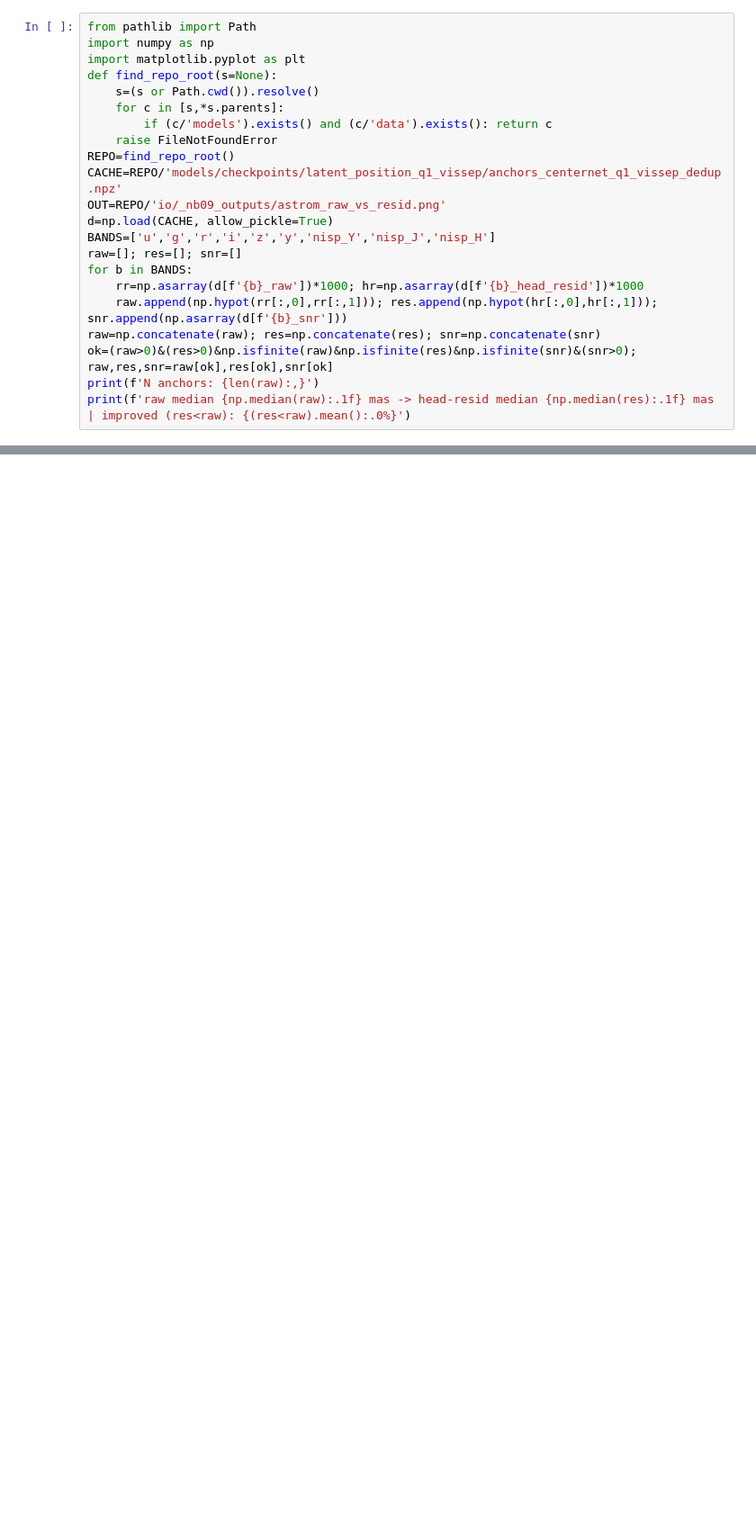
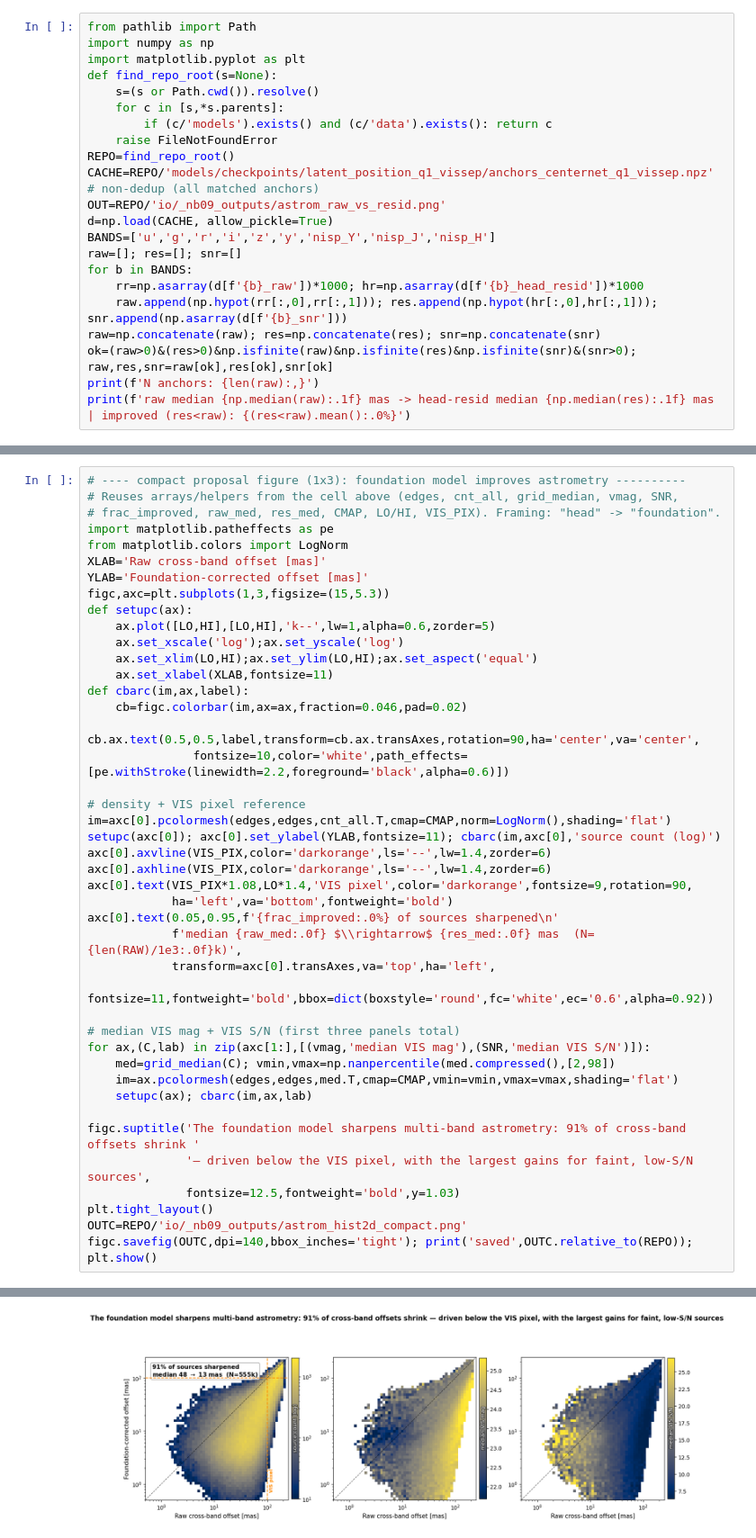
Before and after one commit to xoubish/JAISP, a Jupyter notebook: io/18_astrometry_raw_vs_residual.ipynb, the cells around one changed output, grey strips where cells are left out. Shown at 90% size. Drawn from its saved outputs; the diff is of its cells as text; blank space fills up the shorter version.

```diff
--- a/io/18_astrometry_raw_vs_residual.ipynb
+++ b/io/18_astrometry_raw_vs_residual.ipynb
@@ -15,7 +15,7 @@ def find_repo_root(s=None):
         if (c/'models').exists() and (c/'data').exists(): return c
     raise FileNotFoundError
 REPO=find_repo_root()
-CACHE=REPO/'models/checkpoints/latent_position_q1_vissep/anchors_centernet_q1_vissep_dedup.npz'
+CACHE=REPO/'models/checkpoints/latent_position_q1_vissep/anchors_centernet_q1_vissep.npz'  # non-dedup (all matched anchors)
 OUT=REPO/'io/_nb09_outputs/astrom_raw_vs_resid.png'
 d=np.load(CACHE, allow_pickle=True)
 BANDS=['u','g','r','i','z','y','nisp_Y','nisp_J','nisp_H']
@@ -127,0 +141,44 @@ saved io/_nb09_outputs/astrom_hexbin.png
+# %%
+# ---- compact proposal figure (1x3): foundation model improves astrometry ----------
+# Reuses arrays/helpers from the cell above (edges, cnt_all, grid_median, vmag, SNR,
+# frac_improved, raw_med, res_med, CMAP, LO/HI, VIS_PIX). Framing: "head" -> "foundation".
+import matplotlib.patheffects as pe
+from matplotlib.colors import LogNorm
+XLAB='Raw cross-band offset [mas]'
+YLAB='Foundation-corrected offset [mas]'
+figc,axc=plt.subplots(1,3,figsize=(15,5.3))
+def setupc(ax):
+    ax.plot([LO,HI],[LO,HI],'k--',lw=1,alpha=0.6,zorder=5)
+    ax.set_xscale('log');ax.set_yscale('log')
+    ax.set_xlim(LO,HI);ax.set_ylim(LO,HI);ax.set_aspect('equal')
+    ax.set_xlabel(XLAB,fontsize=11)
+def cbarc(im,ax,label):
+    cb=figc.colorbar(im,ax=ax,fraction=0.046,pad=0.02)
+    cb.ax.text(0.5,0.5,label,transform=cb.ax.transAxes,rotation=90,ha='center',va='center',
+               fontsize=10,color='white',path_effects=[pe.withStroke(linewidth=2.2,foreground='black',alpha=0.6)])
+
+# density + VIS pixel reference
+im=axc[0].pcolormesh(edges,edges,cnt_all.T,cmap=CMAP,norm=LogNorm(),shading='flat')
+setupc(axc[0]); axc[0].set_ylabel(YLAB,fontsize=11); cbarc(im,axc[0],'source count (log)')
+axc[0].axvline(VIS_PIX,color='darkorange',ls='--',lw=1.4,zorder=6)
+axc[0].axhline(VIS_PIX,color='darkorange',ls='--',lw=1.4,zorder=6)
+axc[0].text(VIS_PIX*1.08,LO*1.4,'VIS pixel',color='darkorange',fontsize=9,rotation=90,
+            ha='left',va='bottom',fontweight='bold')
+axc[0].text(0.05,0.95,f'{frac_improved:.0%} of sources sharpened\n'
+            f'median {raw_med:.0f} $\\rightarrow$ {res_med:.0f} mas  (N={len(RAW)/1e3:.0f}k)',
+            transform=axc[0].transAxes,va='top',ha='left',
+            fontsize=11,fontweight='bold',bbox=dict(boxstyle='round',fc='white',ec='0.6',alpha=0.92))
+
+# median VIS mag + VIS S/N (first three panels total)
+for ax,(C,lab) in zip(axc[1:],[(vmag,'median VIS mag'),(SNR,'median VIS S/N')]):
+    med=grid_median(C); vmin,vmax=np.nanpercentile(med.compressed(),[2,98])
+    im=ax.pcolormesh(edges,edges,med.T,cmap=CMAP,vmin=vmin,vmax=vmax,shading='flat')
+    setupc(ax); cbarc(im,ax,lab)
+
+figc.suptitle('The foundation model sharpens multi-band astrometry: 91% of cross-band offsets shrink '
+              '— driven below the VIS pixel, with the largest gains for faint, low-S/N sources',
+              fontsize=12.5,fontweight='bold',y=1.03)
+plt.tight_layout()
+OUTC=REPO/'io/_nb09_outputs/astrom_hist2d_compact.png'
+figc.savefig(OUTC,dpi=140,bbox_inches='tight'); print('saved',OUTC.relative_to(REPO)); plt.show()
+# %% [output]
@@ -127,0 +186 @@ saved io/_nb09_outputs/astrom_hexbin.png
+[figure, added]
```
Also changed, not shown: parts of 5 cells of this notebook, 11 other files.
